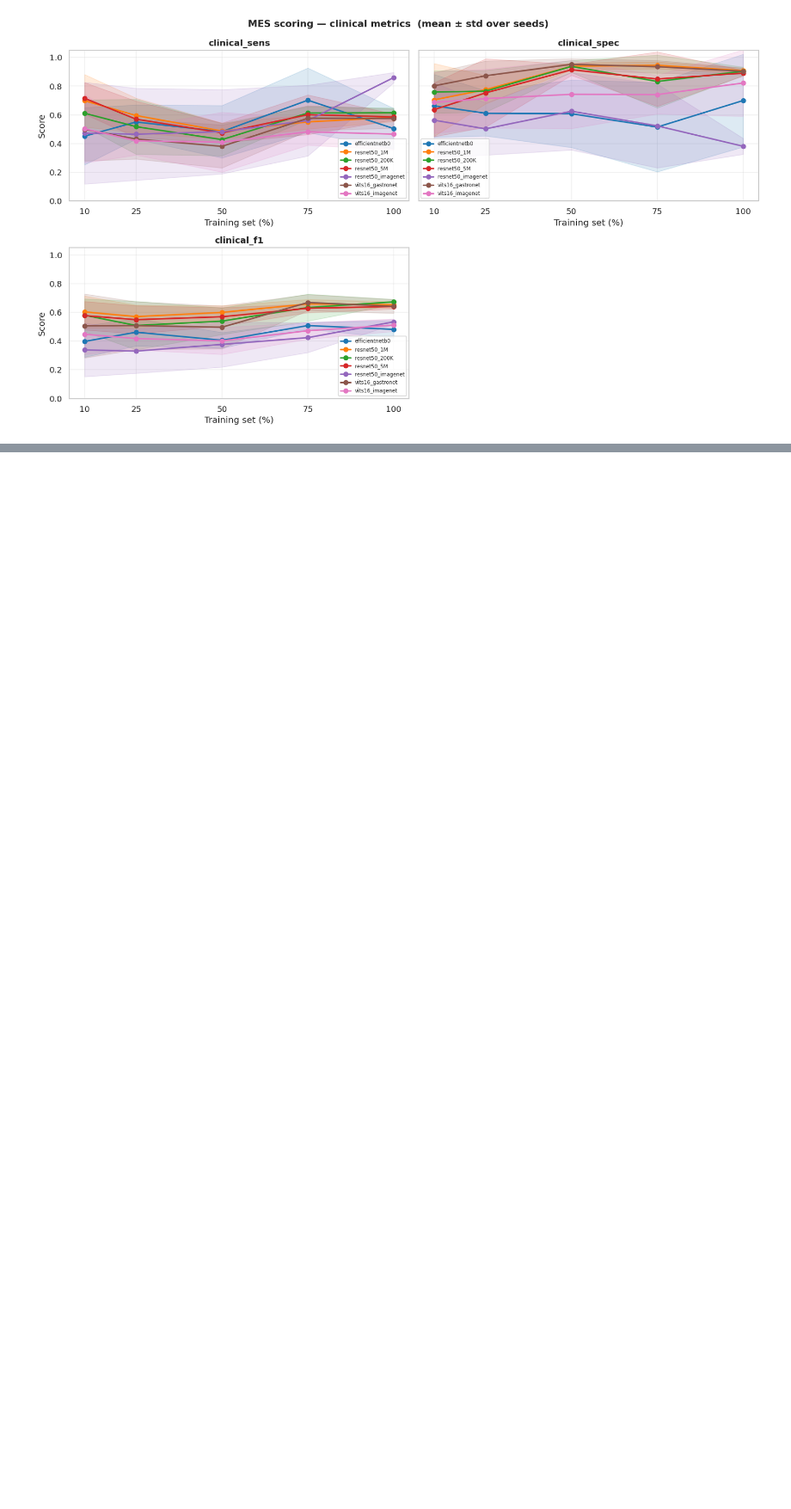
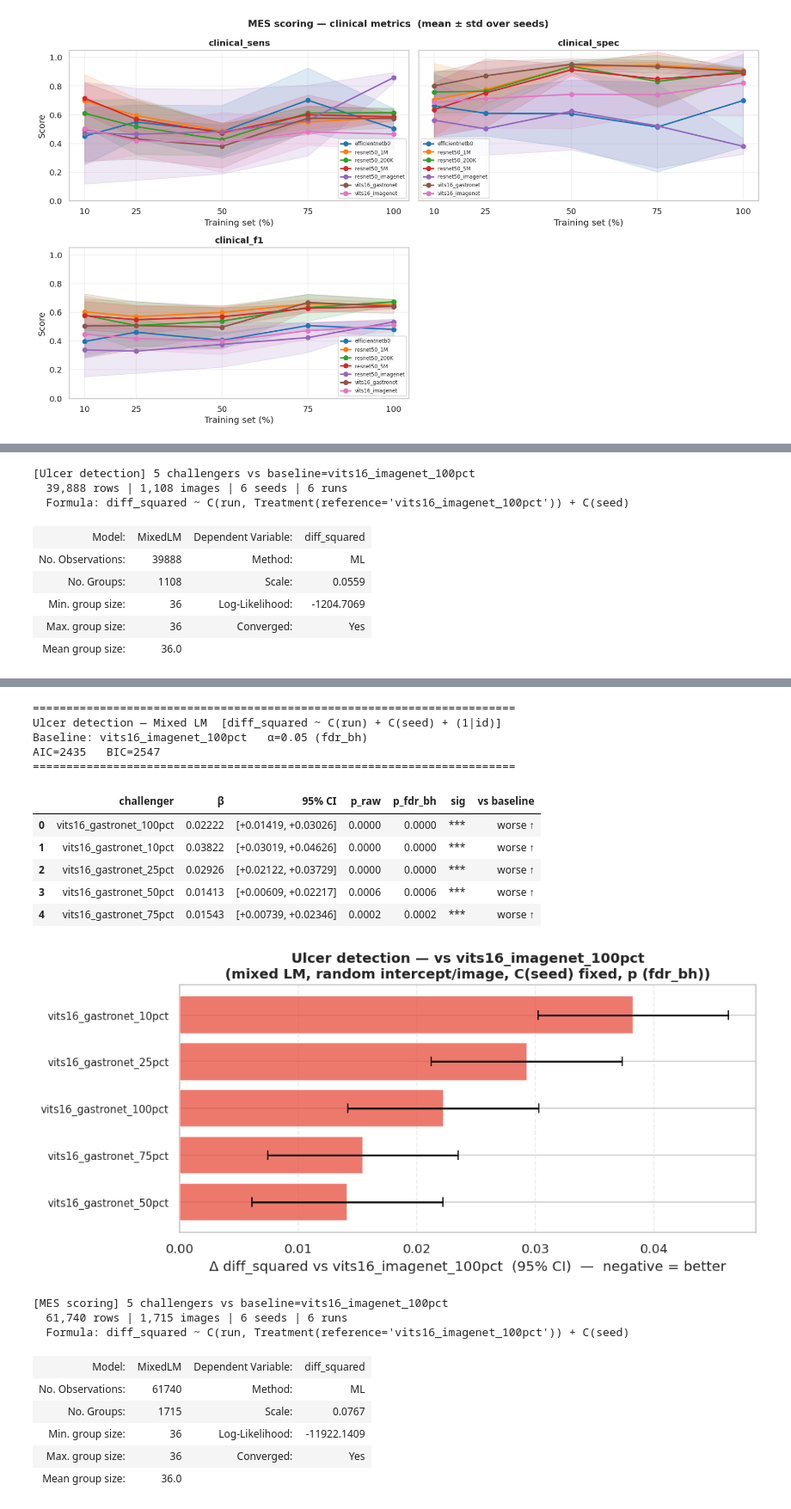
Before and after one commit to Gastroenterology-CRCHUM/data-efficiency-MES-Ulcer, a Jupyter notebook: notebooks/03_learning_curves.ipynb, the cells around one changed output, grey strips where cells are left out. Shown at 86% size. Drawn from its saved outputs; the diff is of its cells as text; code cells hidden in the pictures; blank space fills up the shorter version.

Commit message:
statistical modelisation

```diff
--- a/notebooks/03_learning_curves.ipynb
+++ b/notebooks/03_learning_curves.ipynb
@@ -432,0 +808,29 @@ plot_clinical_metrics(df_mes,   "MES scoring",     MODEL_FILTER)
+# %%
+STAT_BASELINE_2 = ("vits16_imagenet", 100)
+STAT_CHALLENGERS_2 = [
+    ("vits16_gastronet", 10), ("vits16_gastronet", 25), ("vits16_gastronet", 50), ("vits16_gastronet", 75), ("vits16_gastronet", 100),
+]
+
+# ── Run ────────────────────────────────────────────────────────────────────────
+run_mixed_model(
+    ULCER_PREDS, ULCER_MANIFEST, "Ulcer detection",
+    target_pct=TARGET_PCT, response=STAT_RESPONSE, head_filter=STAT_HEAD,
+    baseline=STAT_BASELINE_2, challengers=STAT_CHALLENGERS_2,
+    mc_correction=STAT_MC_CORRECTION, alpha=STAT_ALPHA,
+)
+run_mixed_model(
+    MES_PREDS, MES_MANIFEST, "MES scoring",
+    target_pct=TARGET_PCT, response=STAT_RESPONSE, head_filter=STAT_HEAD,
+    baseline=STAT_BASELINE_2, challengers=STAT_CHALLENGERS_2,
+    mc_correction=STAT_MC_CORRECTION, alpha=STAT_ALPHA,
+)
+# %% [output]
+[Ulcer detection] 5 challengers vs baseline=vits16_imagenet_100pct
+  39,888 rows | 1,108 images | 6 seeds | 6 runs
+  Formula: diff_squared ~ C(run, Treatment(reference='vits16_imagenet_100pct')) + C(seed)
+| Model: | MixedLM | Dependent Variable: | diff_squared |
+| No. Observations: | 39888 | Method: | ML |
+| No. Groups: | 1108 | Scale: | 0.0559 |
+| Min. group size: | 36 | Log-Likelihood: | -1204.7069 |
+| Max. group size: | 36 | Converged: | Yes |
+| Mean group size: | 36.0 |  |  |
@@ -432,0 +850,21 @@ plot_clinical_metrics(df_mes,   "MES scoring",     MODEL_FILTER)
+========================================================================
+Ulcer detection — Mixed LM  [diff_squared ~ C(run) + C(seed) + (1|id)]
+Baseline: vits16_imagenet_100pct   α=0.05 (fdr_bh)
+AIC=2435   BIC=2547
+========================================================================
+|  | challenger | β | 95% CI | p_raw | p_fdr_bh | sig | vs baseline |
+| 0 | vits16_gastronet_100pct | 0.02222 | [+0.01419, +0.03026] | 0.0000 | 0.0000 | *** | worse ↑ |
+| 1 | vits16_gastronet_10pct | 0.03822 | [+0.03019, +0.04626] | 0.0000 | 0.0000 | *** | worse ↑ |
+| 2 | vits16_gastronet_25pct | 0.02926 | [+0.02122, +0.03729] | 0.0000 | 0.0000 | *** | worse ↑ |
+| 3 | vits16_gastronet_50pct | 0.01413 | [+0.00609, +0.02217] | 0.0006 | 0.0006 | *** | worse ↑ |
+| 4 | vits16_gastronet_75pct | 0.01543 | [+0.00739, +0.02346] | 0.0002 | 0.0002 | *** | worse ↑ |
+[figure, added]
+[MES scoring] 5 challengers vs baseline=vits16_imagenet_100pct
+  61,740 rows | 1,715 images | 6 seeds | 6 runs
+  Formula: diff_squared ~ C(run, Treatment(reference='vits16_imagenet_100pct')) + C(seed)
+| Model: | MixedLM | Dependent Variable: | diff_squared |
+| No. Observations: | 61740 | Method: | ML |
+| No. Groups: | 1715 | Scale: | 0.0767 |
+| Min. group size: | 36 | Log-Likelihood: | -11922.1409 |
+| Max. group size: | 36 | Converged: | Yes |
+| Mean group size: | 36.0 |  |  |
```
Also changed, not shown: parts of 3 cells of this notebook.
